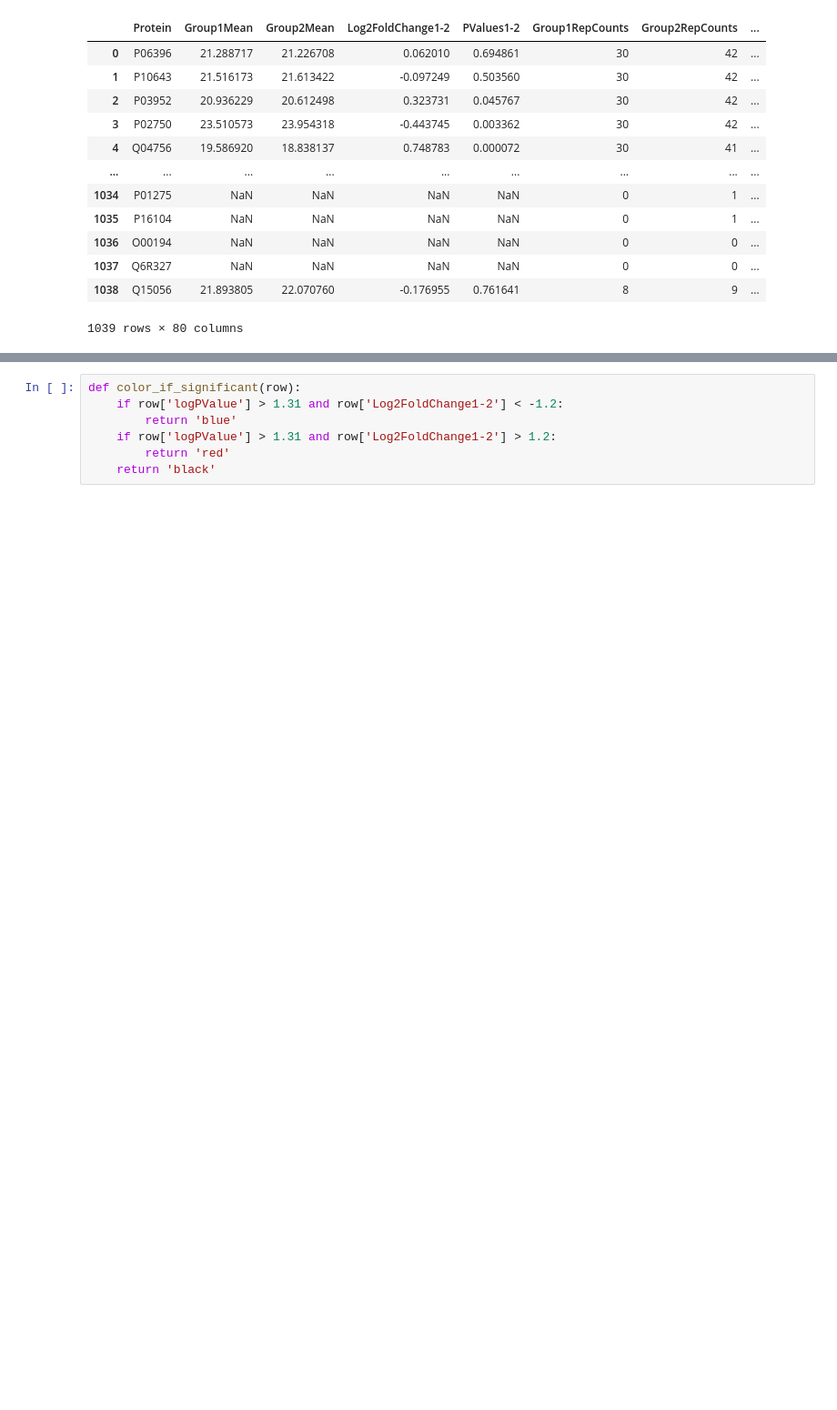
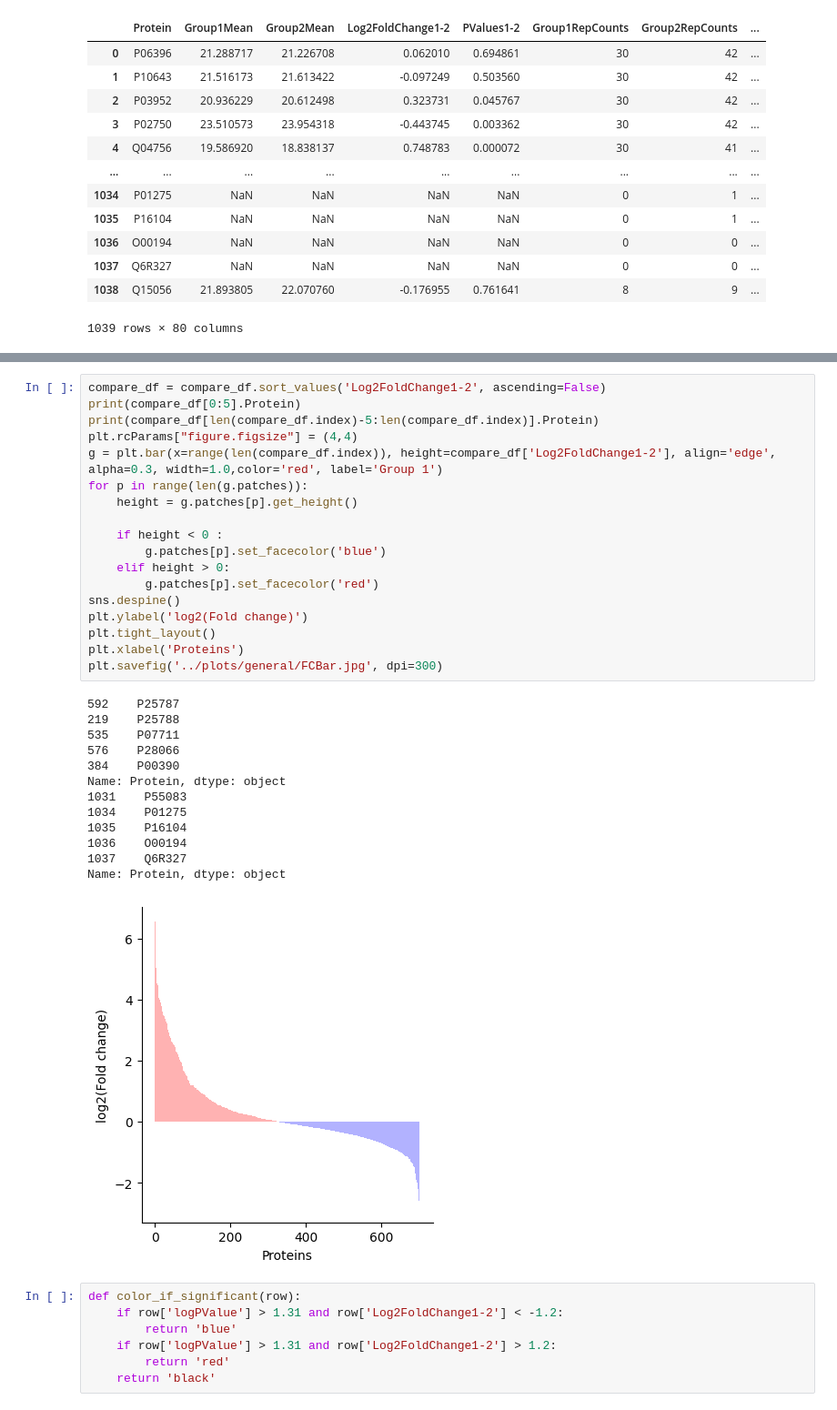
Before and after one commit to ErikHartman/sepsis-ml, a Jupyter notebook: src/general.ipynb, the cells around one changed output, grey strips where cells are left out. Shown: that part at 91% size. Drawn from its saved outputs; the diff is of its cells as text; blank space fills up the shorter version.

```diff
--- a/src/general.ipynb
+++ b/src/general.ipynb
@@ -224,3 +213,35 @@ plt.savefig('../plots/general/ProteinMeanAbundanceHistogram.jpg', dpi=300)
+# %%
+compare_df = compare_df.sort_values('Log2FoldChange1-2', ascending=False)
+print(compare_df[0:5].Protein)
+print(compare_df[len(compare_df.index)-5:len(compare_df.index)].Protein)
+plt.rcParams["figure.figsize"] = (4,4)
+g = plt.bar(x=range(len(compare_df.index)), height=compare_df['Log2FoldChange1-2'], align='edge', alpha=0.3, width=1.0,color='red', label='Group 1')
+for p in range(len(g.patches)):
+    height = g.patches[p].get_height()
+
+    if height < 0 :
+        g.patches[p].set_facecolor('blue')
+    elif height > 0:
+        g.patches[p].set_facecolor('red')
+sns.despine()
+plt.ylabel('log2(Fold change)')
+plt.tight_layout()
+plt.xlabel('Proteins')
+plt.savefig('../plots/general/FCBar.jpg', dpi=300)
+# %% [output]
+592    P25787
+219    P25788
+535    P07711
+576    P28066
+384    P00390
+Name: Protein, dtype: object
+1031    P55083
+1034    P01275
+1035    P16104
+1036    O00194
+1037    Q6R327
+Name: Protein, dtype: object
+[figure, added]
 # %%
 def color_if_significant(row):
     if row['logPValue'] > 1.31 and row['Log2FoldChange1-2'] < -1.2:
```
Also changed, not shown: parts of 7 cells of this notebook, 11 other files.
